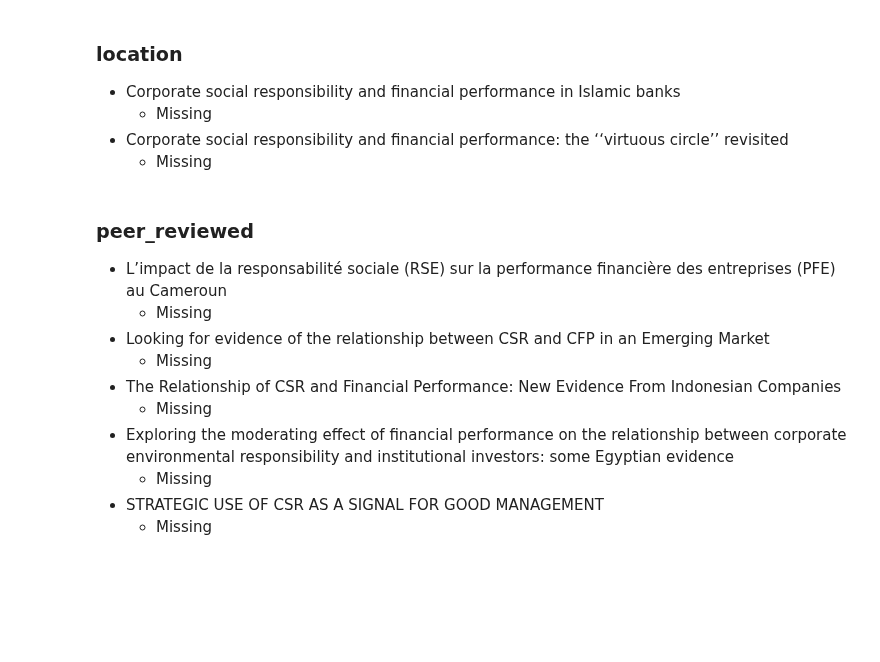
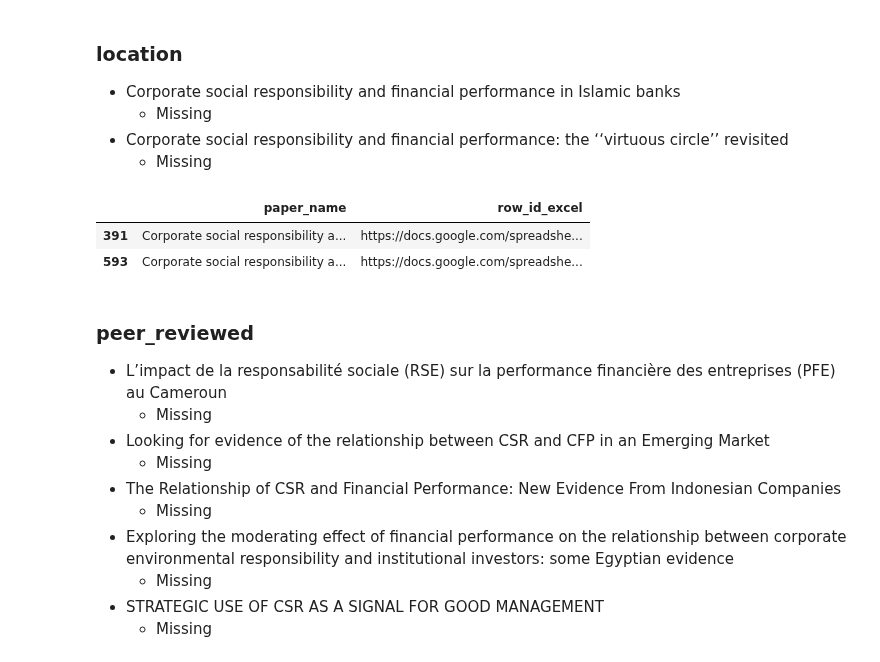
Before and after one commit to thomaspernet/esg_metadata, a Jupyter notebook: 01_data_preprocessing/01_transform_tables/00_meta_analysis.ipynb, the cells around one changed output. Cells and saved outputs as stored; diff of their text form; code cells hidden in the pictures; blank space fills up the shorter version.

```diff
--- a/01_data_preprocessing/01_transform_tables/00_meta_analysis.ipynb
+++ b/01_data_preprocessing/01_transform_tables/00_meta_analysis.ipynb
@@ -363,12 +430,16 @@ def make_clickable(val):
 # %%
 (
     output
     .loc[lambda x: x['study_focusing_on_developing_or_developed_countries'].isin([np.nan])]
-    .reindex(columns = ['paper_name', 'url_excel'])
+    .reindex(columns = ['paper_name', 'row_id_excel'])
     .drop_duplicates()
     .style
-    .format(make_clickable, subset = ['url_excel'])
+    .format(make_clickable, subset = ['row_id_excel'])
 )
+# %% [output]
+|  | paper_name | row_id_excel |
+| 391 | Corporate social responsibility a... | https://docs.google.com/spreadshe... |
+| 593 | Corporate social responsibility a... | https://docs.google.com/spreadshe... |
 # %% [markdown]
 ### peer_reviewed
 
```
Also changed, not shown: parts of 19 cells of this notebook, 2 other files.
